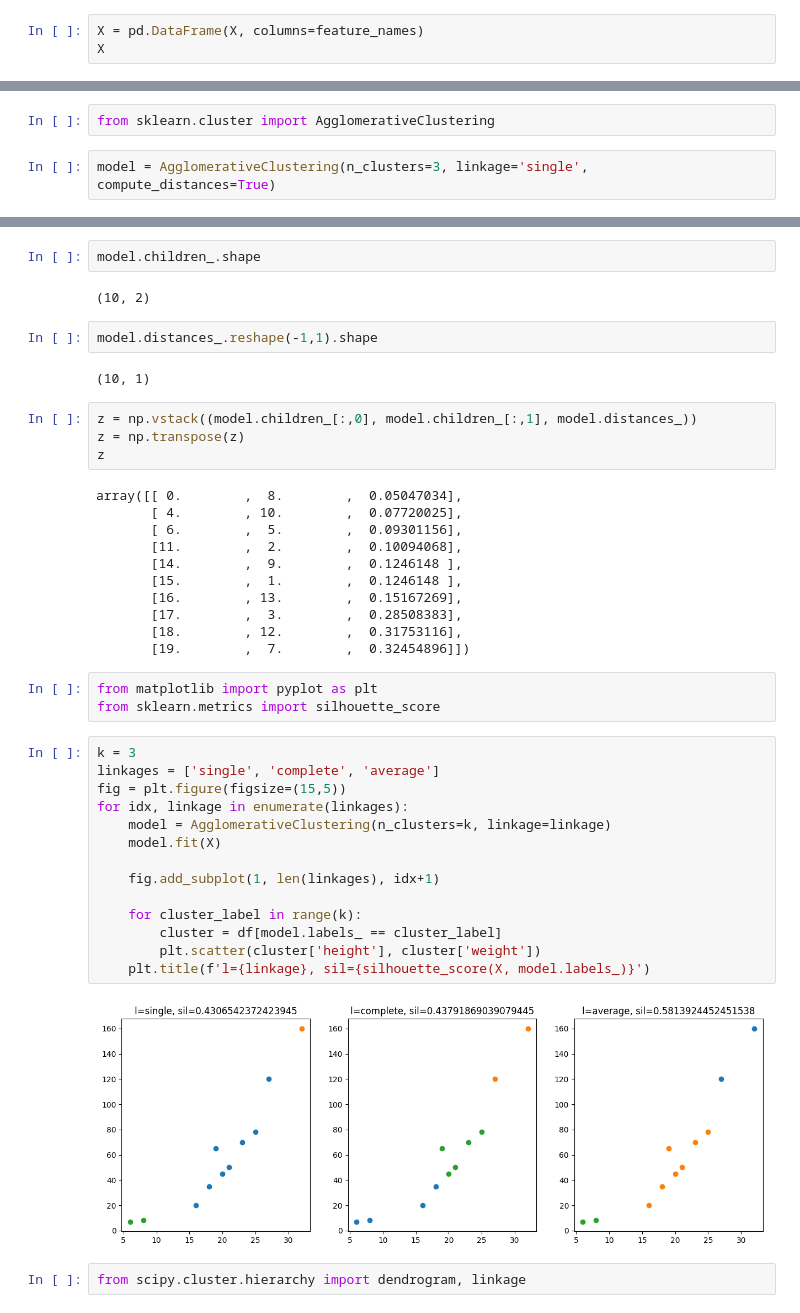
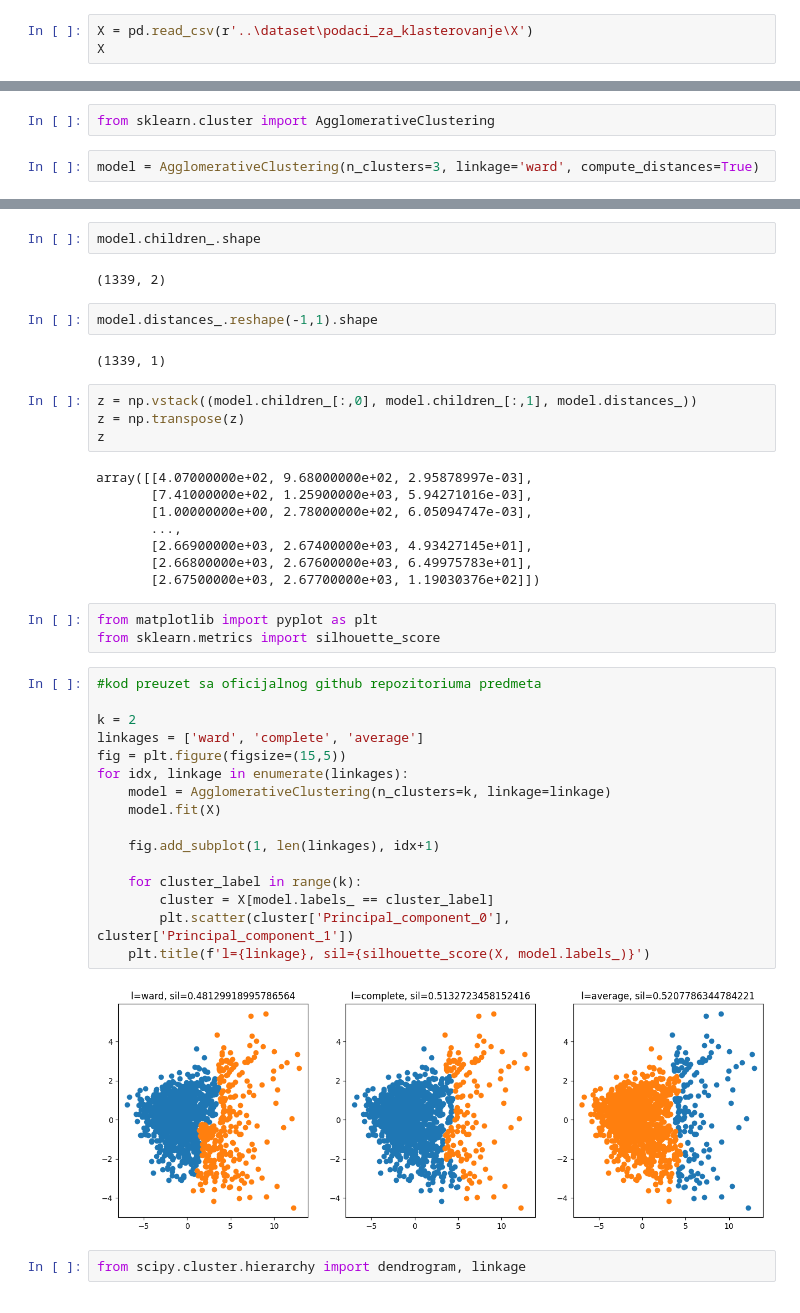
Before and after one commit to MATF-istrazivanje-podataka-1/2023_Data_Mining_Baseball_Dataset, a Jupyter notebook: clustering/Agglomerative_and_DBSCAN.ipynb, the cells around one changed output, grey strips where cells are left out. Saved outputs shown, nothing was run; the diff lists cells and outputs as text.

```diff
--- a/clustering/Agglomerative_and_DBSCAN.ipynb
+++ b/clustering/Agglomerative_and_DBSCAN.ipynb
@@ -44,4 +4,4 @@ X = scaler.fit_transform(X)
 # %%
-X = pd.DataFrame(X, columns=feature_names)
+X = pd.read_csv(r'..\dataset\podaci_za_klasterovanje\X')
 X
 # %% [output]
@@ -60,7 +21,7 @@ X
 # %%
 from sklearn.cluster import AgglomerativeClustering
 # %%
-model = AgglomerativeClustering(n_clusters=3, linkage='single', compute_distances=True)
+model = AgglomerativeClustering(n_clusters=3, linkage='ward', compute_distances=True)
 # %%
 model.fit(X)
 # %% [output]
@@ -89,45 +69,44 @@ import numpy as np
 # %%
 model.children_.shape
 # %% [output]
-(10, 2)
+(1339, 2)
 # %%
 model.distances_.reshape(-1,1).shape
 # %% [output]
-(10, 1)
+(1339, 1)
 # %%
 z = np.vstack((model.children_[:,0], model.children_[:,1], model.distances_))
 z = np.transpose(z)
 z
 # %% [output]
-array([[ 0.        ,  8.        ,  0.05047034],
-       [ 4.        , 10.        ,  0.07720025],
-       [ 6.        ,  5.        ,  0.09301156],
-       [11.        ,  2.        ,  0.10094068],
-       [14.        ,  9.        ,  0.1246148 ],
-       [15.        ,  1.        ,  0.1246148 ],
-       [16.        , 13.        ,  0.15167269],
-       [17.        ,  3.        ,  0.28508383],
-       [18.        , 12.        ,  0.31753116],
-       [19.        ,  7.        ,  0.32454896]])
+array([[4.07000000e+02, 9.68000000e+02, 2.95878997e-03],
+       [7.41000000e+02, 1.25900000e+03, 5.94271016e-03],
+       [1.00000000e+00, 2.78000000e+02, 6.05094747e-03],
+       ...,
+       [2.66900000e+03, 2.67400000e+03, 4.93427145e+01],
+       [2.66800000e+03, 2.67600000e+03, 6.49975783e+01],
+       [2.67500000e+03, 2.67700000e+03, 1.19030376e+02]])
 # %%
 from matplotlib import pyplot as plt
 from sklearn.metrics import silhouette_score
 # %%
-k = 3
-linkages = ['single', 'complete', 'average']
+#kod preuzet sa oficijalnog github repozitoriuma predmeta
+
+k = 2
+linkages = ['ward', 'complete', 'average']
 fig = plt.figure(figsize=(15,5))
 for idx, linkage in enumerate(linkages):
     model = AgglomerativeClustering(n_clusters=k, linkage=linkage)
     model.fit(X)
 
     fig.add_subplot(1, len(linkages), idx+1)
 
     for cluster_label in range(k):
-        cluster = df[model.labels_ == cluster_label]
-        plt.scatter(cluster['height'], cluster['weight'])
+        cluster = X[model.labels_ == cluster_label]
+        plt.scatter(cluster['Principal_component_0'], cluster['Principal_component_1'])
     plt.title(f'l={linkage}, sil={silhouette_score(X, model.labels_)}')
 # %% [output]
-[figure, old version]
+[figure, new version]
 # %%
 from scipy.cluster.hierarchy import dendrogram, linkage
 # %%
```
Also changed, not shown: parts of 24 cells of this notebook, 11 other files.
